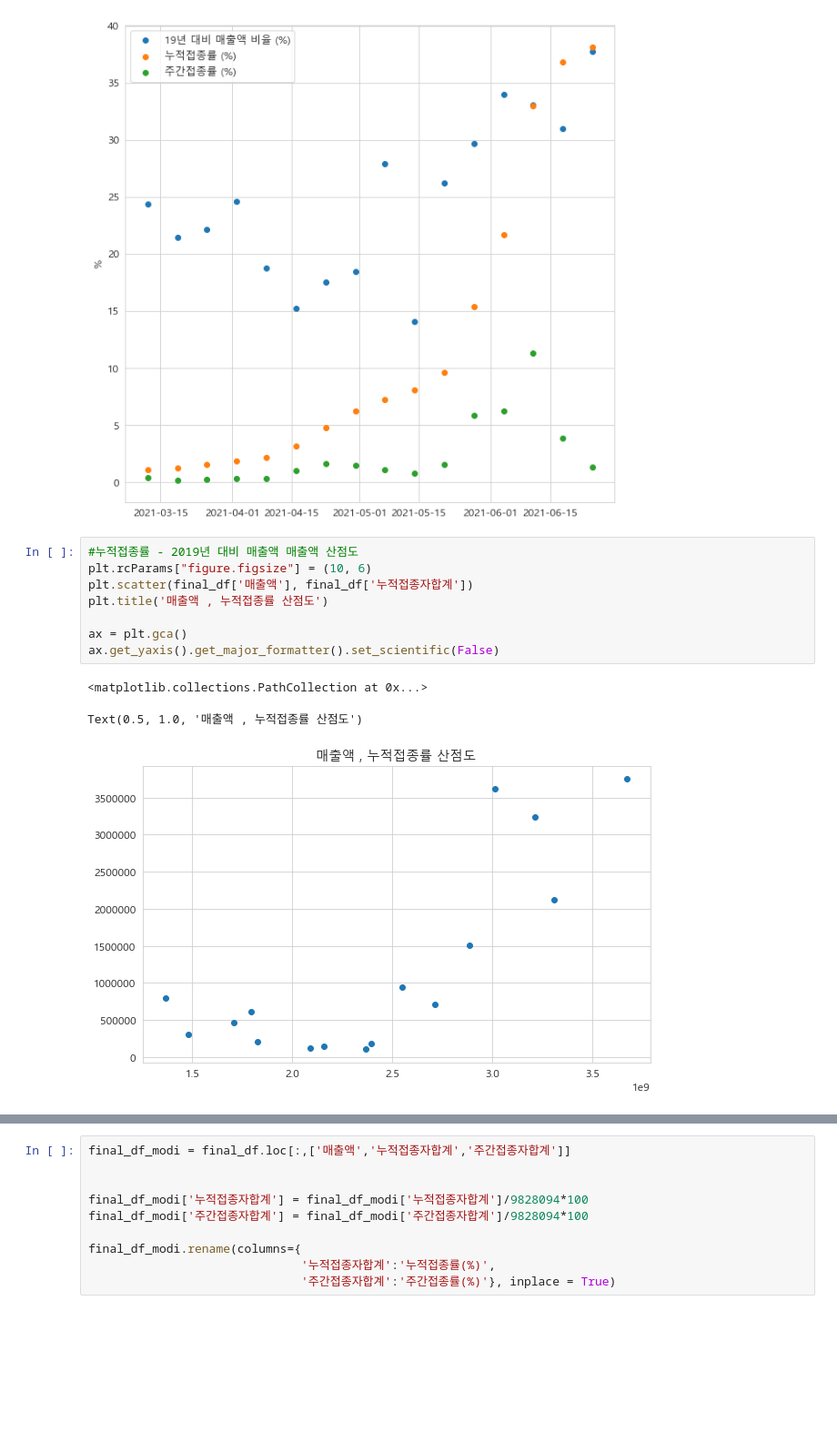
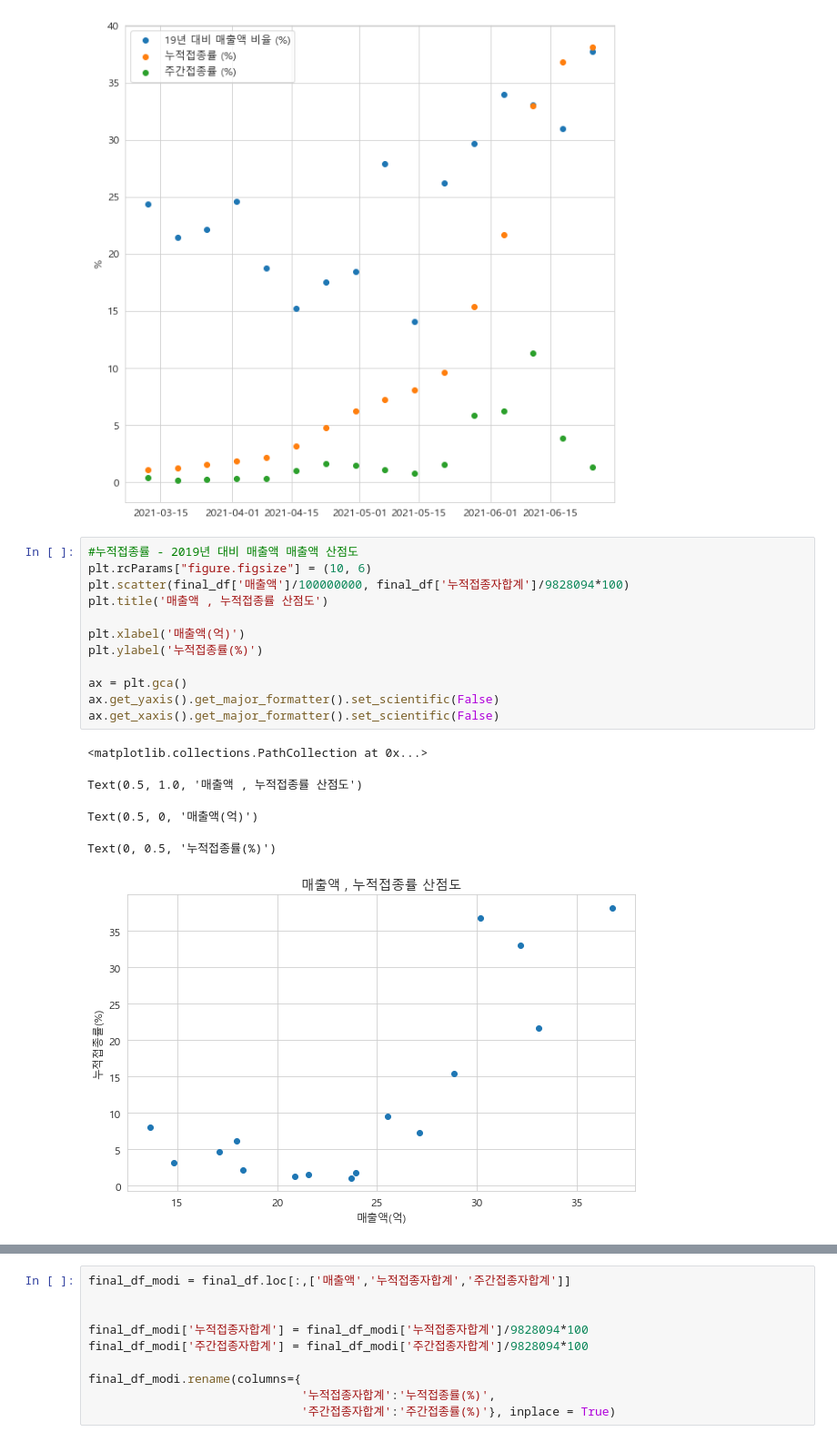
Before and after one commit to vvspearlvvs/MultiCampus_Project, a Jupyter notebook: 0.최종코드/08_서울 백신접종 전후 분석.ipynb, the cells around one changed output, grey strips where cells are left out. Shown: that part at 91% size. Drawn from its saved outputs; the diff is of its cells as text; blank space fills up the shorter version.

```diff
--- a/0.최종코드/08_서울 백신접종 전후 분석.ipynb
+++ b/0.최종코드/08_서울 백신접종 전후 분석.ipynb
@@ -379,14 +379,20 @@ Text(0, 0.5, '%')
 # %%
 #누적접종률 - 2019년 대비 매출액 매출액 산점도
 plt.rcParams["figure.figsize"] = (10, 6)
-plt.scatter(final_df['매출액'], final_df['누적접종자합계'])
+plt.scatter(final_df['매출액']/100000000, final_df['누적접종자합계']/9828094*100)
 plt.title('매출액 , 누적접종률 산점도')
+
+plt.xlabel('매출액(억)')
+plt.ylabel('누적접종률(%)')
 
 ax = plt.gca()
 ax.get_yaxis().get_major_formatter().set_scientific(False)
+ax.get_xaxis().get_major_formatter().set_scientific(False)
 # %% [output]
 <matplotlib.collections.PathCollection at 0x...>
 Text(0.5, 1.0, '매출액 , 누적접종률 산점도')
+Text(0.5, 0, '매출액(억)')
+Text(0, 0.5, '누적접종률(%)')
-[figure, old version]
+[figure, new version]
 # %%
 #주간접종률 - 2019년 대비 매출액 매출액 산점도
```
Also changed, not shown: parts of 7 cells of this notebook.
